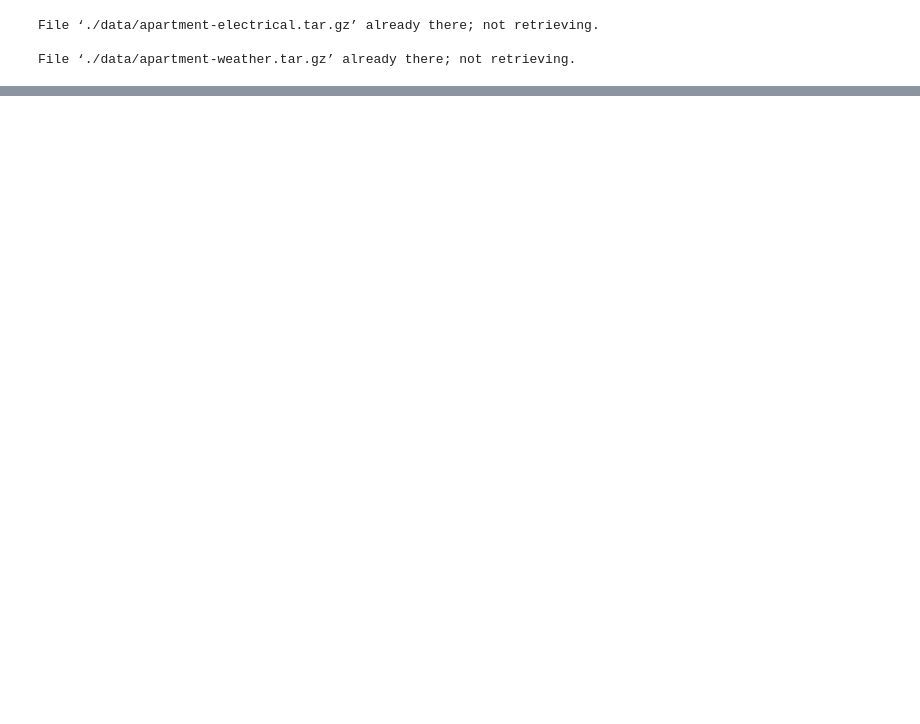
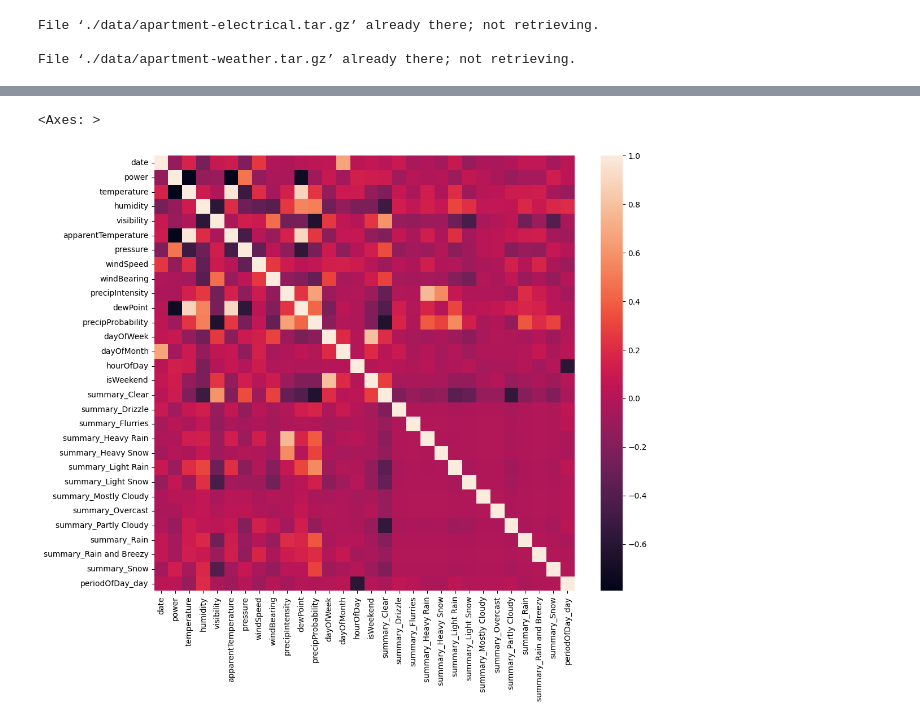
Before and after one commit to Dosclic98/PowerForecastLLM, a Jupyter notebook: DataPreparator.ipynb, the cells around one changed output, grey strips where cells are left out. Cells and saved outputs as stored; diff of their text form; code cells hidden in the pictures; blank space fills up the shorter version.

```diff
--- a/DataPreparator.ipynb
+++ b/DataPreparator.ipynb
@@ -96,0 +141,6 @@ powerDf = pd.concat(apartDfs).groupby("date").sum().reset_index()
+# %%
+# Perform a join using the "nearest" datetime instead of the exactly matching one
+powerWeathDf = pd.merge_asof(powerDf, weathDf, left_on="date", right_on="time", direction="nearest")
+powerWeathDf = powerWeathDf.drop(columns=["time"])
+
+print(powerWeathDf)
@@ -96,0 +165,39 @@ powerDf = pd.concat(apartDfs).groupby("date").sum().reset_index()
+# %%
+# Add calendar information (day of the week, day of the month, hour of the day, period of the day (night time of daytime) and is weekend (boolean))
+def dotwFromDatetime(date: datetime.datetime):
+    return date.weekday()
+
+def dotmFromDatetime(date: datetime.datetime):
+    return date.day
+
+def hotdFromDatetime(date: datetime.datetime):
+    return date.hour
+
+def potdFromDatetime(date: datetime.datetime):
+    city = LocationInfo("Amherst", "USA")
+    s = sun(city.observer, date=date.date())
+    sunrise = s['sunrise']
+    sunset = s['sunset']
+
+    return "day" if sunrise <= date <= sunset else "night"
+
+def isWeFromDatetime(date: datetime.datetime):
+    # Saturday and Sunday are respectively 5 and 6
+    return False if date.weekday() < 5 else True
+
+powerWeathDf['dayOfWeek'] = powerWeathDf['date'].apply(dotwFromDatetime)
+powerWeathDf['dayOfMonth'] = powerWeathDf['date'].apply(dotmFromDatetime)
+powerWeathDf['hourOfDay'] = powerWeathDf['date'].apply(hotdFromDatetime)
+powerWeathDf['periodOfDay'] = powerWeathDf['date'].apply(potdFromDatetime)
+powerWeathDf['isWeekend'] = powerWeathDf['date'].apply(isWeFromDatetime)
+# %%
+# Encode the categorical columns of the df
+powerWeathEncDf = pd.get_dummies(powerWeathDf)
+powerWeathEncDf = powerWeathEncDf.drop(columns=["periodOfDay_night"])
+
+# Plot correlation matrix heatmap
+plt.subplots(figsize=(12,10))
+sns.heatmap(powerWeathEncDf.corr())
+# %% [output]
+<Axes: >
+[figure, added]
```
Also changed, not shown: parts of 7 cells of this notebook.
